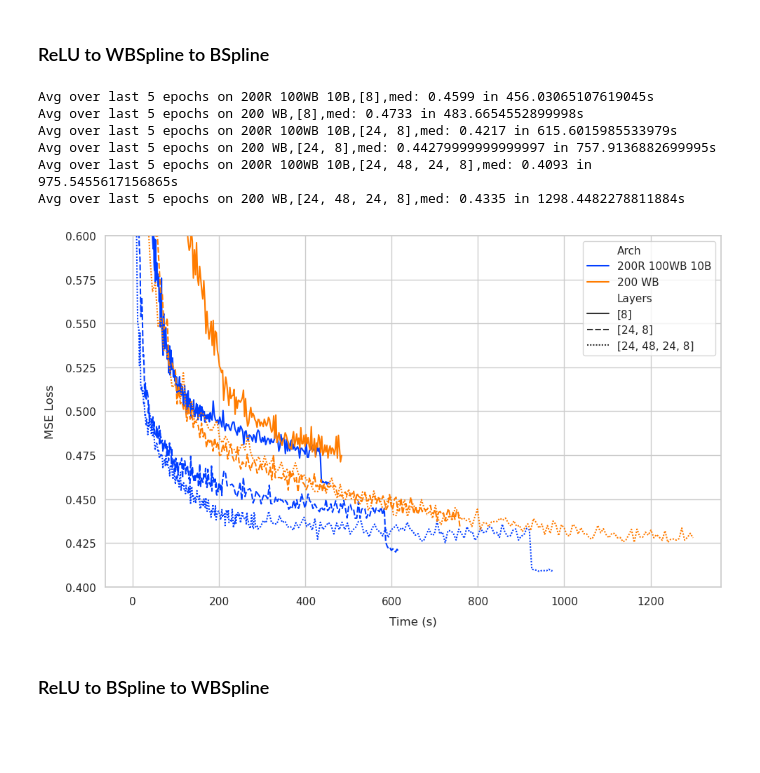
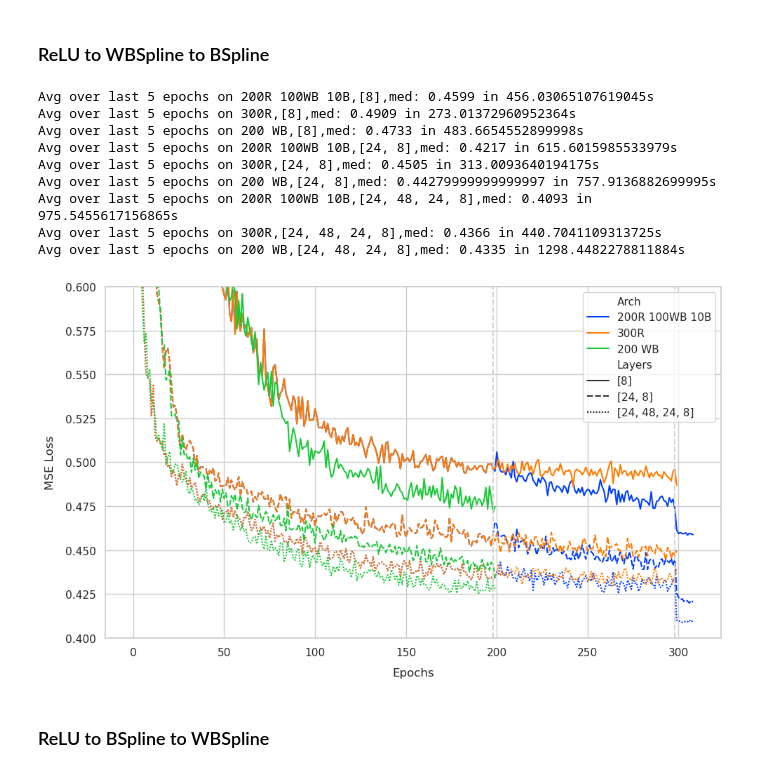
Before and after one commit to liam-hp/deepsplines-thesis, a Jupyter notebook: graphs.ipynb, the cells around one changed output. Saved outputs shown, nothing was run; the diff lists cells and outputs as text; code cells hidden in the pictures; blank space fills up the shorter version.

```diff
--- a/graphs.ipynb
+++ b/graphs.ipynb
@@ -660,51 +722,54 @@ utils.plot_seaborn(
 
         # ("R(WB)B", "[8]_(0.001,0.0001,0.0001)_(200,10,50,100,0)_100_bothfirst", "vals", f"{selector}"),
         ("R(WB)B", "[8]_(0.001,0.0001,0.0001)_(200,10,100,100,0)_100_bothfirst", "vals", f"{selector}"),
+        ("R(WB)B", "[8]_(0.001,0.0001,0.0001)_(200,10,100,100,0)_100_bothfirst", "cr_vals", f"{selector}"),
         ("WB", "[8]_(0.001,0.0001,0.0001)_(0,0,200,0,0)_100", "vals", f"{selector}"),
-        # ("R(WB)B", "[8]_(0.001,0.0001,0.0001)_(200,10,100,100,0)_100_bothfirst", "cr_vals", f"{selector}"),
 
         # ("R(WB)B", "[24, 8]_(0.001,0.0001,0.0001)_(200,10,50,100,0)_100_bothfirst", "vals", f"{selector}"),
         ("R(WB)B", "[24, 8]_(0.001,0.0001,0.0001)_(200,10,100,100,0)_100_bothfirst", "vals", f"{selector}"),
+        ("R(WB)B", "[24, 8]_(0.001,0.0001,0.0001)_(200,10,100,100,0)_100_bothfirst", "cr_vals", f"{selector}"),
         ("WB", "[24, 8]_(0.001,0.0001,0.0001)_(0,0,200,0,0)_100", "vals", f"{selector}"),
-        # ("R(WB)B", "[24, 8]_(0.001,0.0001,0.0001)_(200,10,100,100,0)_100_bothfirst", "cr_vals", f"{selector}"),
 
         # ("R(WB)B", "[24, 48, 24, 8]_(0.001,0.0001,0.0001)_(200,10,50,100,0)_100_bothfirst", "vals", f"{selector}"),
         ("R(WB)B", "[24, 48, 24, 8]_(0.001,0.0001,0.0001)_(200,10,100,100,0)_100_bothfirst", "vals", f"{selector}"),
+        ("R(WB)B", "[24, 48, 24, 8]_(0.001,0.0001,0.0001)_(200,10,100,100,0)_100_bothfirst", "cr_vals", f"{selector}"),
         ("WB", "[24, 48, 24, 8]_(0.001,0.0001,0.0001)_(0,0,200,0,0)_100", "vals", f"{selector}"),
-        # ("R(WB)B", "[24, 48, 24, 8]_(0.001,0.0001,0.0001)_(200,10,100,100,0)_100_bothfirst", "cr_vals", f"{selector}"),
 
     ],
     aes=[
         # ("200R 50WB 10B", "[8]"),
         ("200R 100WB 10B", "[8]"),
+        ("300R", "[8]"),
         ("200 WB", "[8]"),
-        # ("300R", "[8]"),
 
         # ("200R 50WB 10B", "[24, 8]"),
         ("200R 100WB 10B", "[24, 8]"),
+        ("300R", "[24, 8]"),
         ("200 WB", "[24, 8]"),
-        # ("300R", "[24, 8]"),
 
         # ("200R 50WB 10B", "[24, 48, 24, 8]"),
         ("200R 100WB 10B", "[24, 48, 24, 8]"),
+        ("300R", "[24, 48, 24, 8]"),
         ("200 WB", "[24, 48, 24, 8]"),
-        # ("300R", "[24, 48, 24, 8]"),
+
     ],
-    x = "time",
+    x = "epochs",
     xmin = 0,
     ylim = .6,
     ymin = .4,
-    hide_legend = False,
-    # vbars = [(198, "lightgrey"), (298, "lightgrey")],
+    vbars = [(198, "lightgrey"), (298, "lightgrey")],
 )
 # %% [output]
 Avg over last 5 epochs on 200R 100WB 10B,[8],med: 0.4599 in 456.03065107619045s
+Avg over last 5 epochs on 300R,[8],med: 0.4909 in 273.01372960952364s
 Avg over last 5 epochs on 200 WB,[8],med: 0.4733 in 483.6654552899998s
 Avg over last 5 epochs on 200R 100WB 10B,[24, 8],med: 0.4217 in 615.6015985533979s
+Avg over last 5 epochs on 300R,[24, 8],med: 0.4505 in 313.0093640194175s
 Avg over last 5 epochs on 200 WB,[24, 8],med: 0.44279999999999997 in 757.9136882699995s
 Avg over last 5 epochs on 200R 100WB 10B,[24, 48, 24, 8],med: 0.4093 in 975.5455617156865s
+Avg over last 5 epochs on 300R,[24, 48, 24, 8],med: 0.4366 in 440.7041109313725s
 Avg over last 5 epochs on 200 WB,[24, 48, 24, 8],med: 0.4335 in 1298.4482278811884s
-[figure, old version]
+[figure, new version]
 # %% [markdown]
 ### ReLU to BSpline to WBSpline
 # %%
```
Also changed, not shown: parts of 22 cells of this notebook, 13 other files.
